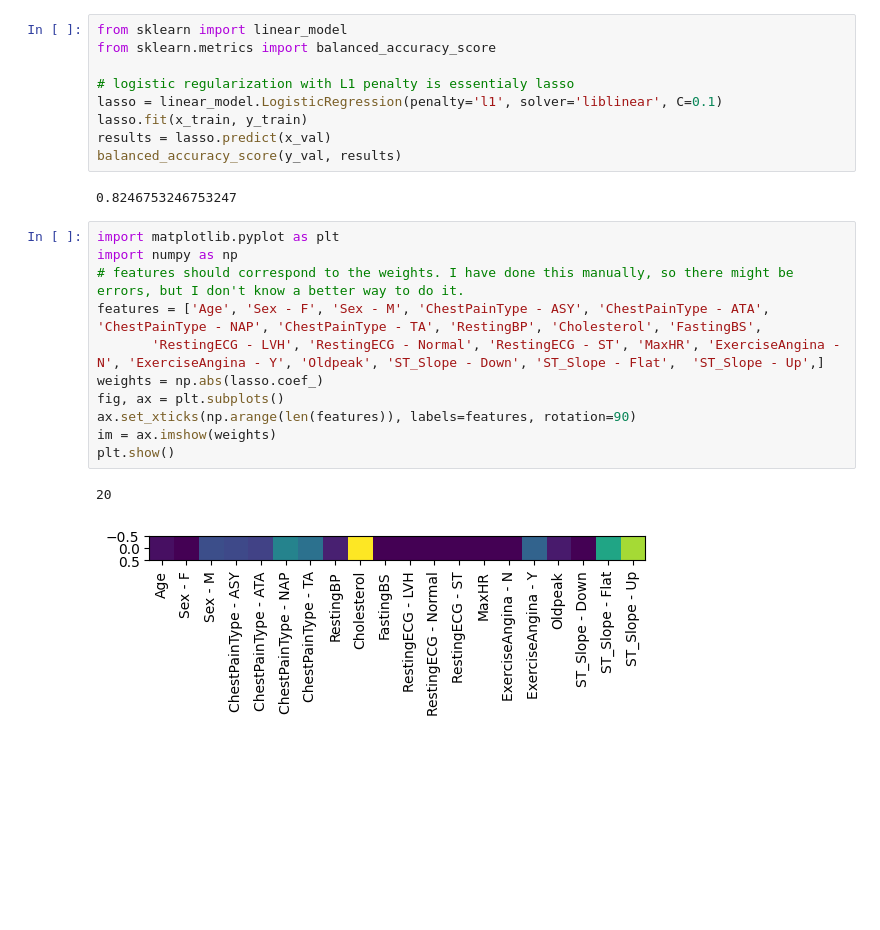
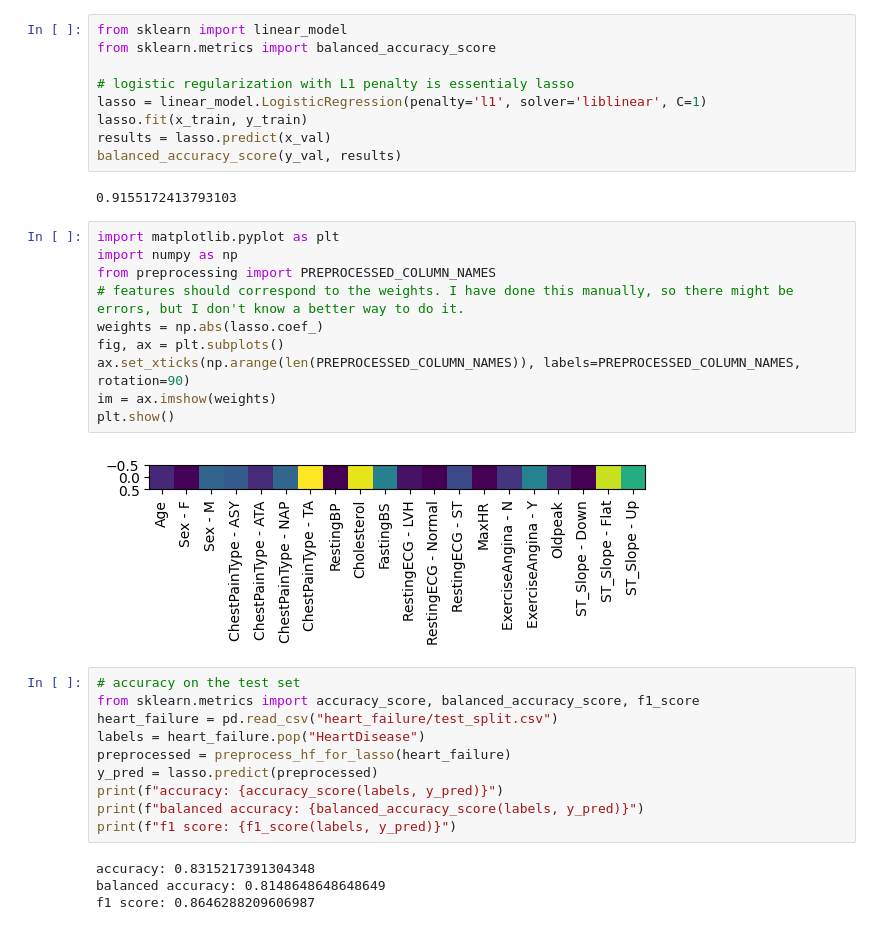
Before and after one commit to heden1/Interpretable-and-Explainable-Classification-for-Medical-Data, a Jupyter notebook: lasso.ipynb, the cells around one changed output. Cells and saved outputs as stored; diff of their text form; blank space fills up the shorter version.

Commit message:
Add balanced accuracy and F1 score to lasso

```diff
--- a/lasso.ipynb
+++ b/lasso.ipynb
@@ -28,23 +14,35 @@ from sklearn import linear_model
 from sklearn.metrics import balanced_accuracy_score
 
 # logistic regularization with L1 penalty is essentialy lasso
-lasso = linear_model.LogisticRegression(penalty='l1', solver='liblinear', C=0.1)
+lasso = linear_model.LogisticRegression(penalty='l1', solver='liblinear', C=1)
 lasso.fit(x_train, y_train)
 results = lasso.predict(x_val)
 balanced_accuracy_score(y_val, results)
 # %% [output]
-0.8246753246753247
+0.9155172413793103
 # %%
 import matplotlib.pyplot as plt
 import numpy as np
+from preprocessing import PREPROCESSED_COLUMN_NAMES
 # features should correspond to the weights. I have done this manually, so there might be errors, but I don't know a better way to do it.
-features = ['Age', 'Sex - F', 'Sex - M', 'ChestPainType - ASY', 'ChestPainType - ATA', 'ChestPainType - NAP', 'ChestPainType - TA', 'RestingBP', 'Cholesterol', 'FastingBS',
-       'RestingECG - LVH', 'RestingECG - Normal', 'RestingECG - ST', 'MaxHR', 'ExerciseAngina - N', 'ExerciseAngina - Y', 'Oldpeak', 'ST_Slope - Down', 'ST_Slope - Flat',  'ST_Slope - Up',]
 weights = np.abs(lasso.coef_)
 fig, ax = plt.subplots()
-ax.set_xticks(np.arange(len(features)), labels=features, rotation=90)
+ax.set_xticks(np.arange(len(PREPROCESSED_COLUMN_NAMES)), labels=PREPROCESSED_COLUMN_NAMES, rotation=90)
 im = ax.imshow(weights)
 plt.show()
 # %% [output]
-20
-[figure, old version]
+[figure, new version]
+# %%
+# accuracy on the test set
+from sklearn.metrics import accuracy_score, balanced_accuracy_score, f1_score
+heart_failure = pd.read_csv("heart_failure/test_split.csv")
+labels = heart_failure.pop("HeartDisease")
+preprocessed = preprocess_hf_for_lasso(heart_failure)
+y_pred = lasso.predict(preprocessed)
+print(f"accuracy: {accuracy_score(labels, y_pred)}")
+print(f"balanced accuracy: {balanced_accuracy_score(labels, y_pred)}")
+print(f"f1 score: {f1_score(labels, y_pred)}")
+# %% [output]
+accuracy: 0.8315217391304348
+balanced accuracy: 0.8148648648648649
+f1 score: 0.8646288209606987
```
Also changed, not shown: parts of 1 cell of this notebook.
